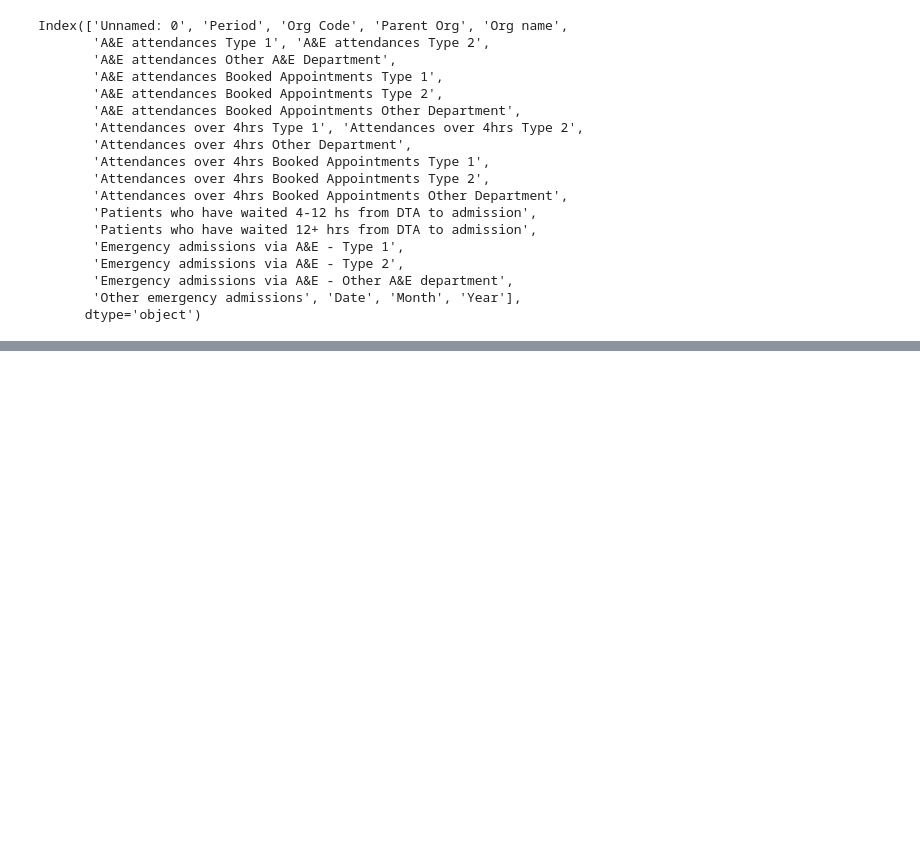
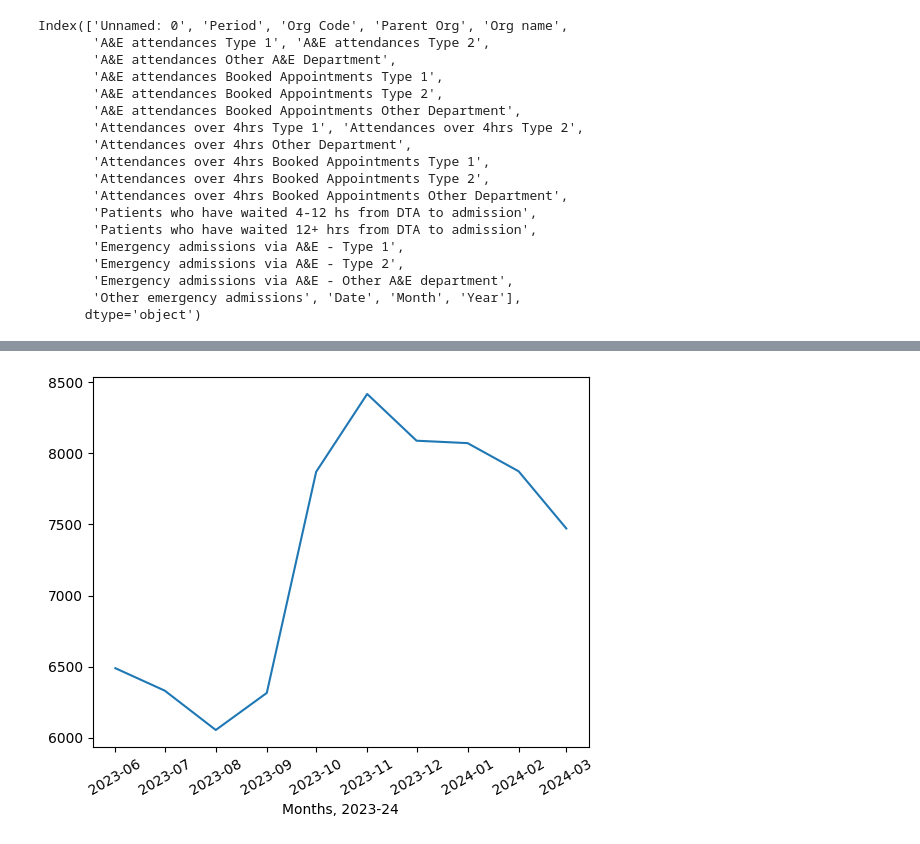
Before and after one commit to SpoicyCurri/DHSC-Technical-Task, a Jupyter notebook: notebooks/Analyse_Data.ipynb, the cells around one changed output, grey strips where cells are left out. Cells and saved outputs as stored; diff of their text form; code cells hidden in the pictures; blank space fills up the shorter version.

```diff
--- a/notebooks/Analyse_Data.ipynb
+++ b/notebooks/Analyse_Data.ipynb
@@ -85,0 +93,4 @@ ax.tick_params(axis='x', labelrotation=30)
+# %%
+plot_linechart(plot_data, 'Attendances over 4hrs Booked Appointments Type 1')
+# %% [output]
+[figure, added]
```
Also changed, not shown: parts of 4 cells of this notebook.
